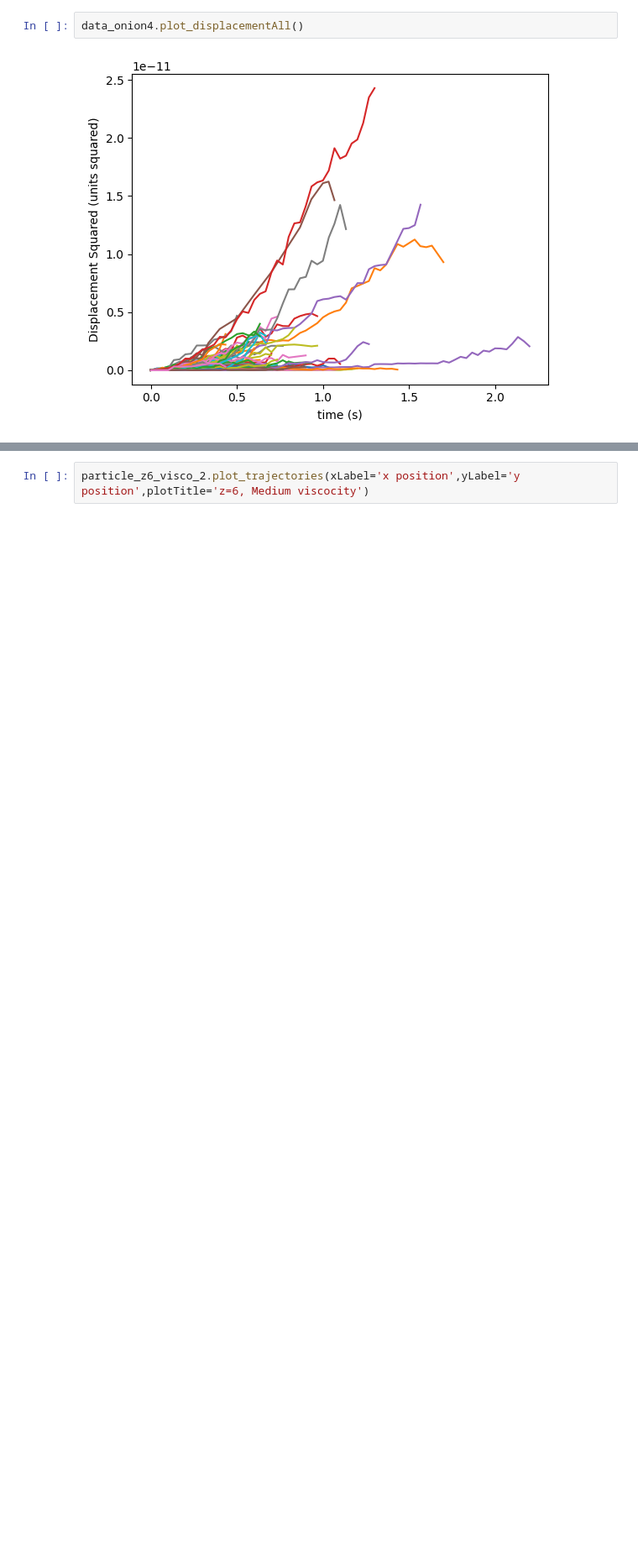
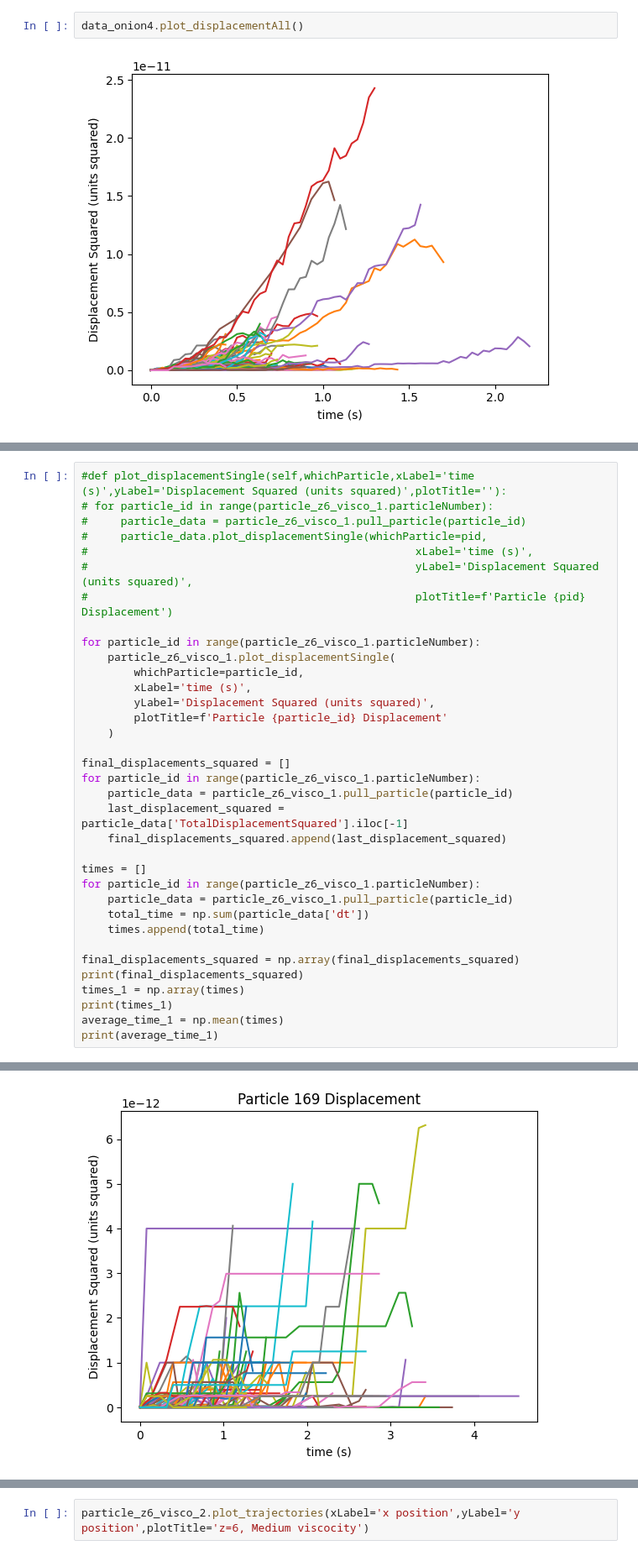
Before and after one commit to sydperk8/111b-Labs, a Jupyter notebook: BMC Analysis.ipynb, the cells around one changed output, grey strips where cells are left out. Shown at 84% size. Cells and saved outputs as stored; diff of their text form; blank space fills up the shorter version.

```diff
--- a/BMC Analysis.ipynb
+++ b/BMC Analysis.ipynb
@@ -509,0 +541,36 @@ particle_z6_visco_1.plot_displacementAll()
+# %%
+#def plot_displacementSingle(self,whichParticle,xLabel='time (s)',yLabel='Displacement Squared (units squared)',plotTitle=''):
+# for particle_id in range(particle_z6_visco_1.particleNumber):
+#     particle_data = particle_z6_visco_1.pull_particle(particle_id)
+#     particle_data.plot_displacementSingle(whichParticle=pid,
+#                                                  xLabel='time (s)',
+#                                                  yLabel='Displacement Squared (units squared)',
+#                                                  plotTitle=f'Particle {pid} Displacement')
+
+for particle_id in range(particle_z6_visco_1.particleNumber):
+    particle_z6_visco_1.plot_displacementSingle(
+        whichParticle=particle_id,
+        xLabel='time (s)',
+        yLabel='Displacement Squared (units squared)',
+        plotTitle=f'Particle {particle_id} Displacement'
+    )
+
+final_displacements_squared = []
+for particle_id in range(particle_z6_visco_1.particleNumber):
+    particle_data = particle_z6_visco_1.pull_particle(particle_id)
+    last_displacement_squared = particle_data['TotalDisplacementSquared'].iloc[-1]
+    final_displacements_squared.append(last_displacement_squared)
+
+times = []
+for particle_id in range(particle_z6_visco_1.particleNumber):
+    particle_data = particle_z6_visco_1.pull_particle(particle_id)
+    total_time = np.sum(particle_data['dt'])
+    times.append(total_time)
+
+final_displacements_squared = np.array(final_displacements_squared)
+print(final_displacements_squared)
+times_1 = np.array(times)
+print(times_1)
+average_time_1 = np.mean(times)
+print(average_time_1)
+# %% [output]
@@ -509,0 +594 @@ particle_z6_visco_1.plot_displacementAll()
+[figure, added]
```
Also changed, not shown: parts of 120 cells of this notebook.
